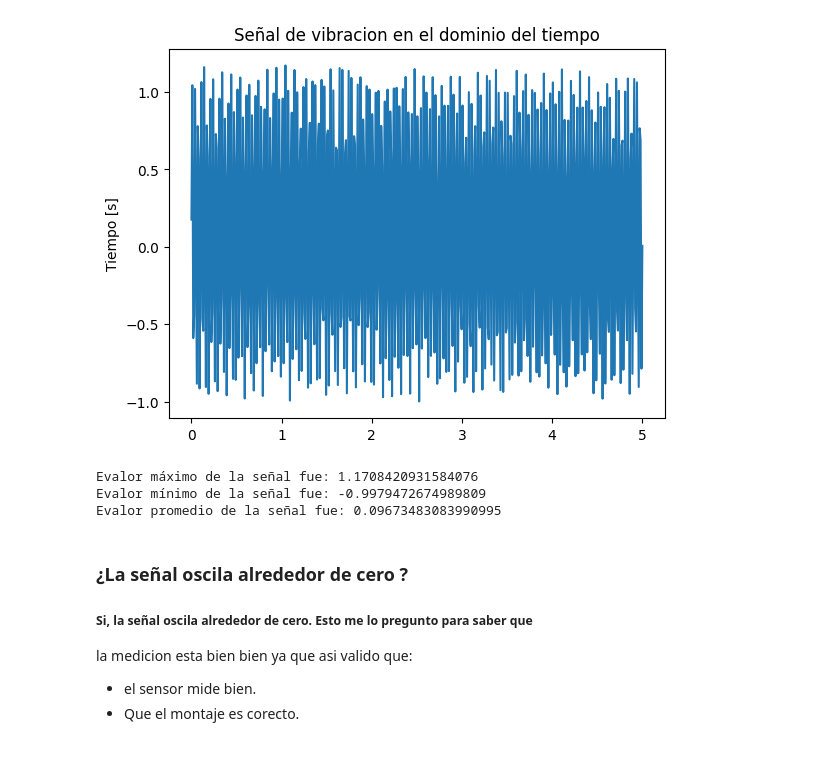
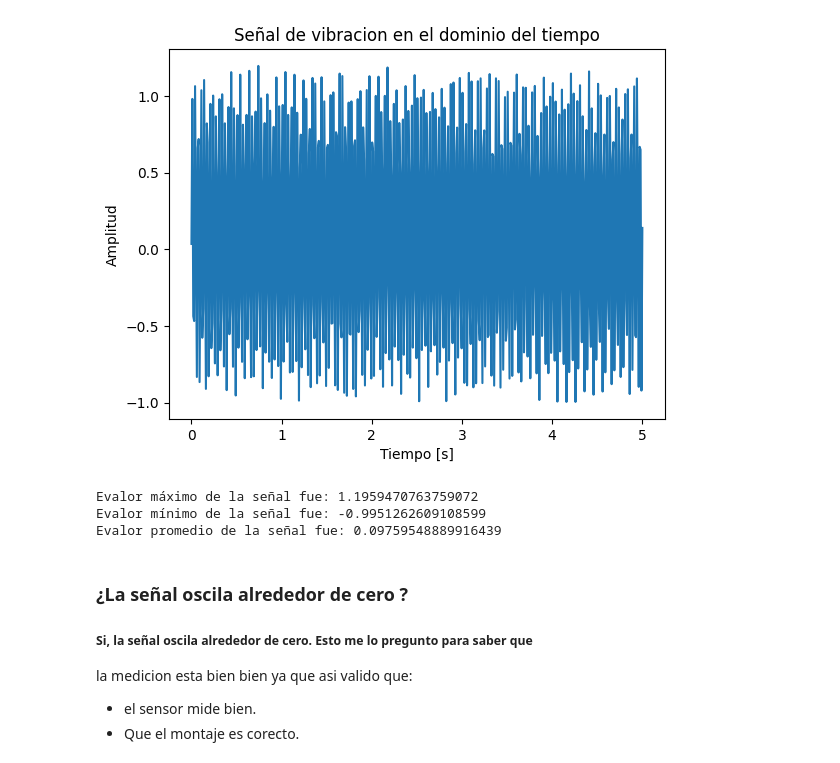
Before and after one commit to eliudjosue/predictive-maintenance, a Jupyter notebook: analisis-vibraciones/notebooks/01_senal_dominio_tiempo.ipynb, the cells around one changed output. Saved outputs shown, nothing was run; the diff lists cells and outputs as text; code cells hidden in the pictures.

```diff
--- a/analisis-vibraciones/notebooks/01_senal_dominio_tiempo.ipynb
+++ b/analisis-vibraciones/notebooks/01_senal_dominio_tiempo.ipynb
@@ -4,38 +4,39 @@ import matplotlib.pyplot as plt
 
 # tiempo (segundos)
 t = np.linspace(0, 5, 500)
 
 # Señal de vibración simulada
 senal = np.sin(2 * np.pi * 30 * t) + 0.2 * np.random.rand(len(t))
 
 # 30Hz ---> Rotacion aproximada
 # randam.rand ---> ruido mecanico/entorno
 
 # Grafico de señal
 plt.figure()
 plt.plot(t, senal)
-plt.ylabel("Tiempo [s]")
+plt.xlabel("Tiempo [s]")
+plt.ylabel("Amplitud")
 plt.title("Señal de vibracion en el dominio del tiempo")
 plt.show()
 
 # promedio
 
 np.mean(senal)
 # máximo (max)
 
 np.max(senal)  # el pico mas alto registrado
 
 # minimo (min)
 np.min(senal)  # el pico negativo mas extremo
 
 print(f"Evalor máximo de la señal fue: {np.max(senal)}")
 print(f"Evalor mínimo de la señal fue: {np.min(senal)}")
 print(f"Evalor promedio de la señal fue: {np.mean(senal)}")
 # %% [output]
-[figure, old version]
+[figure, new version]
-Evalor máximo de la señal fue: 1.1708420931584076
-Evalor mínimo de la señal fue: -0.9979472674989809
-Evalor promedio de la señal fue: 0.09673483083990995
+Evalor máximo de la señal fue: 1.1959470763759072
+Evalor mínimo de la señal fue: -0.9951262609108599
+Evalor promedio de la señal fue: 0.09759548889916439
 # %% [markdown]
 ### ¿La señal oscila alrededor de cero ?
 
```
Also changed, not shown: parts of 4 cells of this notebook.
